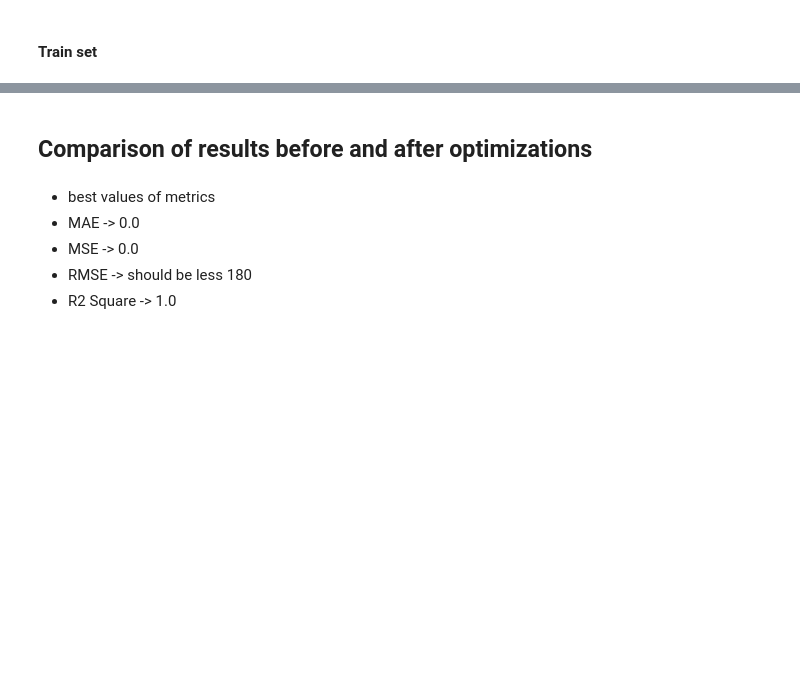
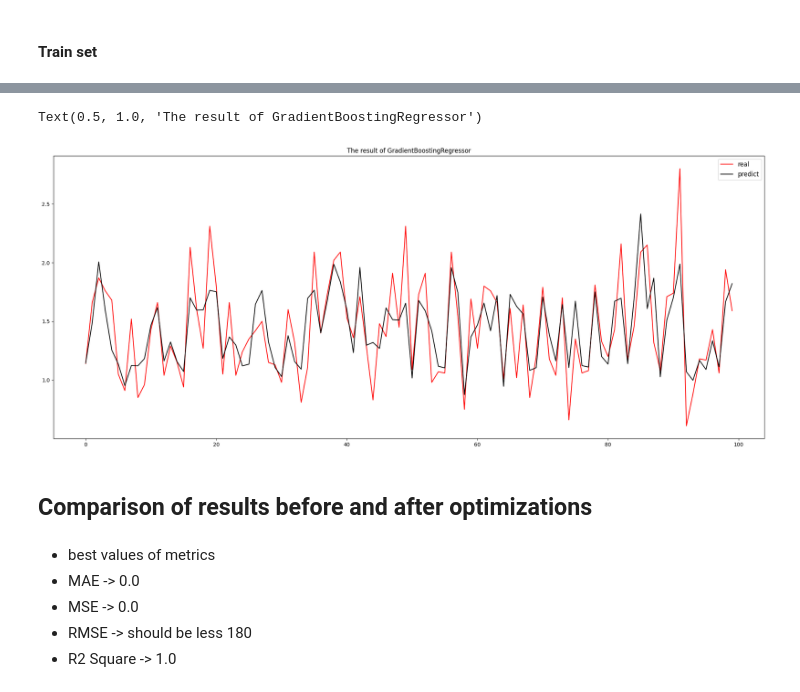
Before and after one commit to xkxixnxgx/spbpu_sdt_homeworks, a Jupyter notebook: homeworks/12/Avocado.ipynb, the cells around one changed output, grey strips where cells are left out. Cells and saved outputs as stored; diff of their text form; code cells hidden in the pictures; blank space fills up the shorter version.

```diff
--- a/homeworks/12/Avocado.ipynb
+++ b/homeworks/12/Avocado.ipynb
@@ -365,3 +488,12 @@ Text(0.5, 1.0, 'The result of RandomForestRegressor')
+# %%
+plt.figure(figsize=(25,10))
+plt.plot(y_test.to_numpy(dtype=object)[:100],c='red')
+plt.plot(gbr_y_pred[:100],c='black')  #predicts
+plt.legend(['real','predict'],fontsize="large")
+plt.title('The result of GradientBoostingRegressor')
+# %% [output]
+Text(0.5, 1.0, 'The result of GradientBoostingRegressor')
+[figure, added]
 # %% [markdown]
 ## Comparison of results before and after optimizations
 # %% [markdown]
```
Also changed, not shown: parts of 28 cells of this notebook, 3 other files.
